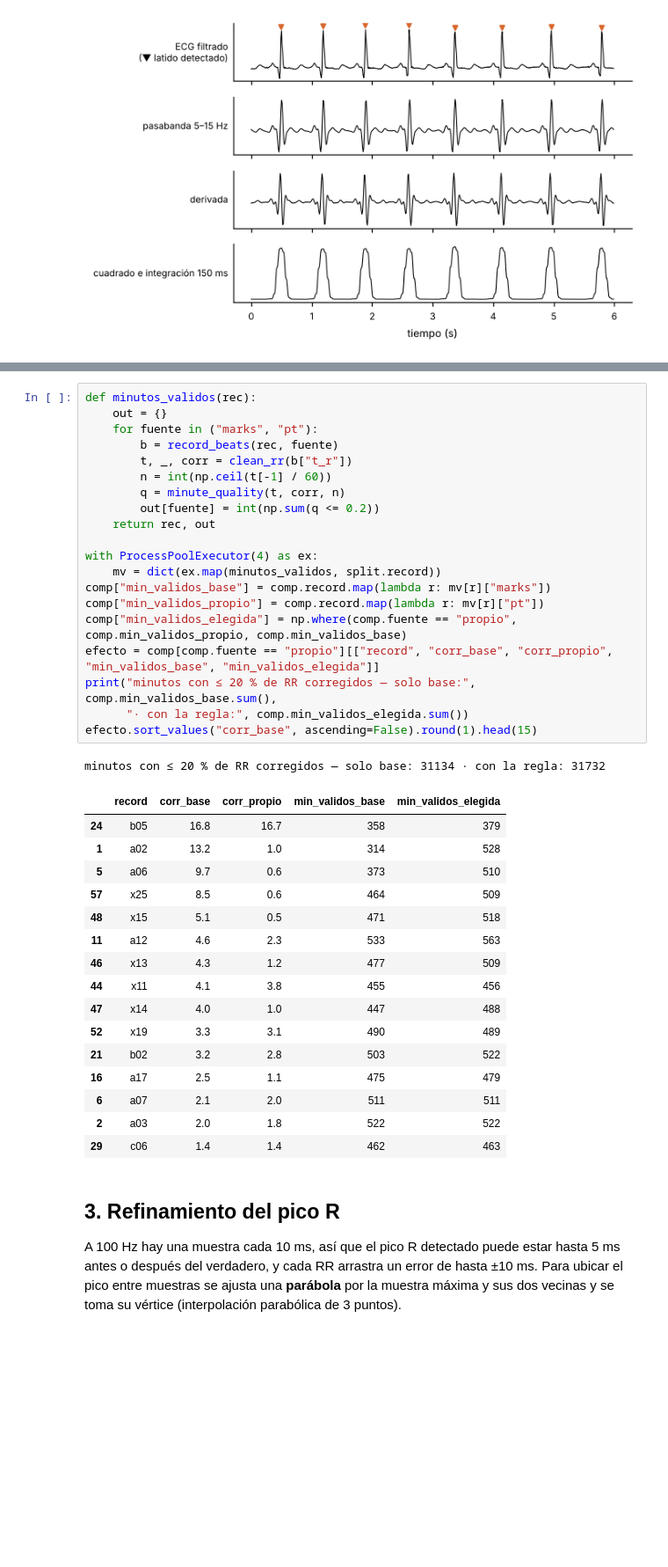
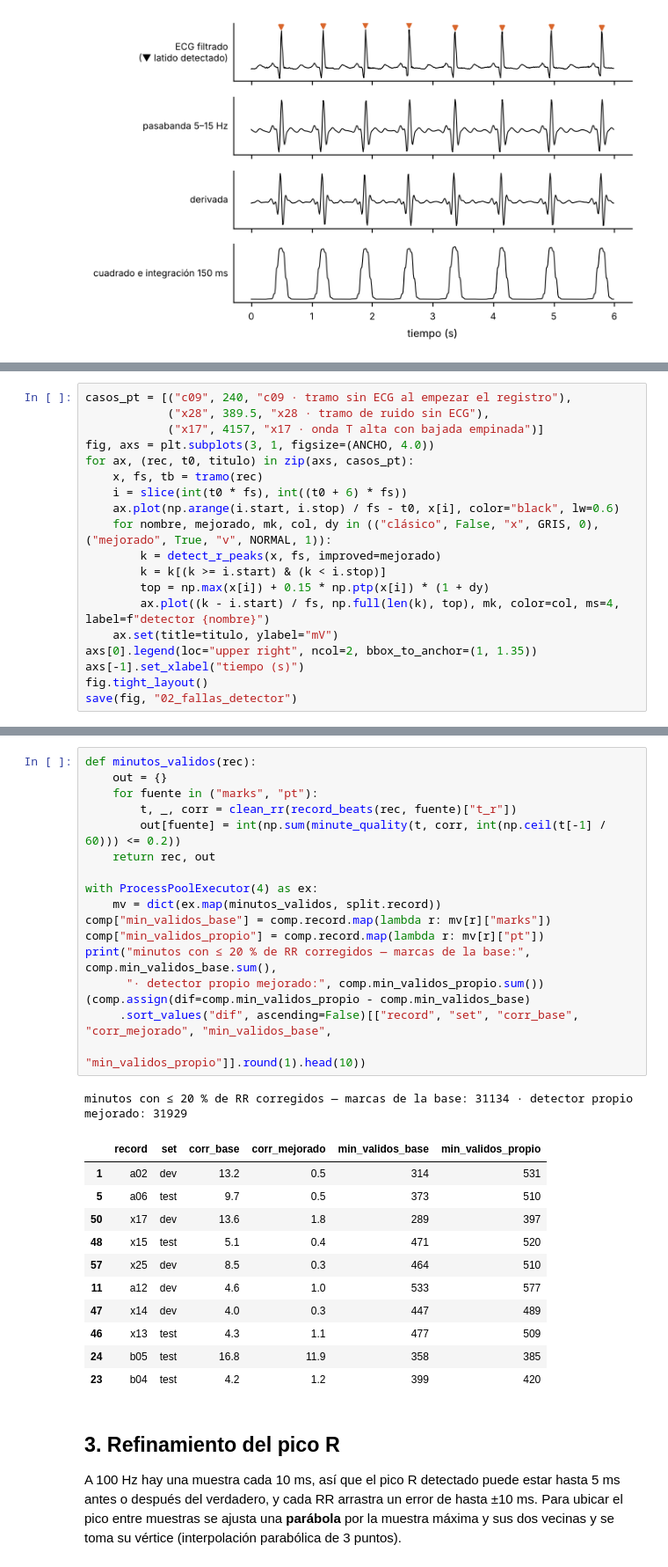
Before and after one commit to afrateitba/PSIB2026Q2-TPS-Grupo08-Frate-Tenca-Weizman, a Jupyter notebook: notebooks/02_filtro_y_latidos.ipynb, the cells around one changed output, grey strips where cells are left out. Shown at 88% size. Cells and saved outputs as stored; diff of their text form; blank space fills up the shorter version.

```diff
--- a/notebooks/02_filtro_y_latidos.ipynb
+++ b/notebooks/02_filtro_y_latidos.ipynb
@@ -315,0 +286,19 @@ Name: record, dtype: object
+# %%
+casos_pt = [("c09", 240, "c09 · tramo sin ECG al empezar el registro"),
+            ("x28", 389.5, "x28 · tramo de ruido sin ECG"),
+            ("x17", 4157, "x17 · onda T alta con bajada empinada")]
+fig, axs = plt.subplots(3, 1, figsize=(ANCHO, 4.0))
+for ax, (rec, t0, titulo) in zip(axs, casos_pt):
+    x, fs, tb = tramo(rec)
+    i = slice(int(t0 * fs), int((t0 + 6) * fs))
+    ax.plot(np.arange(i.start, i.stop) / fs - t0, x[i], color="black", lw=0.6)
+    for nombre, mejorado, mk, col, dy in (("clásico", False, "x", GRIS, 0), ("mejorado", True, "v", NORMAL, 1)):
+        k = detect_r_peaks(x, fs, improved=mejorado)
+        k = k[(k >= i.start) & (k < i.stop)]
+        top = np.max(x[i]) + 0.15 * np.ptp(x[i]) * (1 + dy)
+        ax.plot((k - i.start) / fs, np.full(len(k), top), mk, color=col, ms=4, label=f"detector {nombre}")
+    ax.set(title=titulo, ylabel="mV")
+axs[0].legend(loc="upper right", ncol=2, bbox_to_anchor=(1, 1.35))
+axs[-1].set_xlabel("tiempo (s)")
+fig.tight_layout()
+save(fig, "02_fallas_detector")
@@ -316,41 +436,33 @@ Name: record, dtype: object
 # %%
 def minutos_validos(rec):
     out = {}
     for fuente in ("marks", "pt"):
-        b = record_beats(rec, fuente)
-        t, _, corr = clean_rr(b["t_r"])
-        n = int(np.ceil(t[-1] / 60))
-        q = minute_quality(t, corr, n)
-        out[fuente] = int(np.sum(q <= 0.2))
+        t, _, corr = clean_rr(record_beats(rec, fuente)["t_r"])
+        out[fuente] = int(np.sum(minute_quality(t, corr, int(np.ceil(t[-1] / 60))) <= 0.2))
     return rec, out
 
 with ProcessPoolExecutor(4) as ex:
     mv = dict(ex.map(minutos_validos, split.record))
 comp["min_validos_base"] = comp.record.map(lambda r: mv[r]["marks"])
 comp["min_validos_propio"] = comp.record.map(lambda r: mv[r]["pt"])
-comp["min_validos_elegida"] = np.where(comp.fuente == "propio", comp.min_validos_propio, comp.min_validos_base)
-efecto = comp[comp.fuente == "propio"][["record", "corr_base", "corr_propio", "min_validos_base", "min_validos_elegida"]]
-print("minutos con ≤ 20 % de RR corregidos — solo base:", comp.min_validos_base.sum(),
-      "· con la regla:", comp.min_validos_elegida.sum())
-efecto.sort_values("corr_base", ascending=False).round(1).head(15)
+print("minutos con ≤ 20 % de RR corregidos — marcas de la base:", comp.min_validos_base.sum(),
+      "· detector propio mejorado:", comp.min_validos_propio.sum())
+(comp.assign(dif=comp.min_validos_propio - comp.min_validos_base)
+     .sort_values("dif", ascending=False)[["record", "set", "corr_base", "corr_mejorado", "min_validos_base",
+                                           "min_validos_propio"]].round(1).head(10))
 # %% [output]
-minutos con ≤ 20 % de RR corregidos — solo base: 31134 · con la regla: 31732
+minutos con ≤ 20 % de RR corregidos — marcas de la base: 31134 · detector propio mejorado: 31929
-|  | record | corr_base | corr_propio | min_validos_base | min_validos_elegida |
-| 24 | b05 | 16.8 | 16.7 | 358 | 379 |
-| 1 | a02 | 13.2 | 1.0 | 314 | 528 |
-| 5 | a06 | 9.7 | 0.6 | 373 | 510 |
-| 57 | x25 | 8.5 | 0.6 | 464 | 509 |
-| 48 | x15 | 5.1 | 0.5 | 471 | 518 |
-| 11 | a12 | 4.6 | 2.3 | 533 | 563 |
-| 46 | x13 | 4.3 | 1.2 | 477 | 509 |
-| 44 | x11 | 4.1 | 3.8 | 455 | 456 |
-| 47 | x14 | 4.0 | 1.0 | 447 | 488 |
-| 52 | x19 | 3.3 | 3.1 | 490 | 489 |
-| 21 | b02 | 3.2 | 2.8 | 503 | 522 |
-| 16 | a17 | 2.5 | 1.1 | 475 | 479 |
-| 6 | a07 | 2.1 | 2.0 | 511 | 511 |
-| 2 | a03 | 2.0 | 1.8 | 522 | 522 |
-| 29 | c06 | 1.4 | 1.4 | 462 | 463 |
+|  | record | set | corr_base | corr_mejorado | min_validos_base | min_validos_propio |
+| 1 | a02 | dev | 13.2 | 0.5 | 314 | 531 |
+| 5 | a06 | test | 9.7 | 0.5 | 373 | 510 |
+| 50 | x17 | dev | 13.6 | 1.8 | 289 | 397 |
+| 48 | x15 | test | 5.1 | 0.4 | 471 | 520 |
+| 57 | x25 | dev | 8.5 | 0.3 | 464 | 510 |
+| 11 | a12 | dev | 4.6 | 1.0 | 533 | 577 |
+| 47 | x14 | dev | 4.0 | 0.3 | 447 | 489 |
+| 46 | x13 | test | 4.3 | 1.1 | 477 | 509 |
+| 24 | b05 | test | 16.8 | 11.9 | 358 | 385 |
+| 23 | b04 | test | 4.2 | 1.2 | 399 | 420 |
 # %% [markdown]
 ## 3. Refinamiento del pico R
 
```
Also changed, not shown: parts of 21 cells of this notebook, 10 other files.
